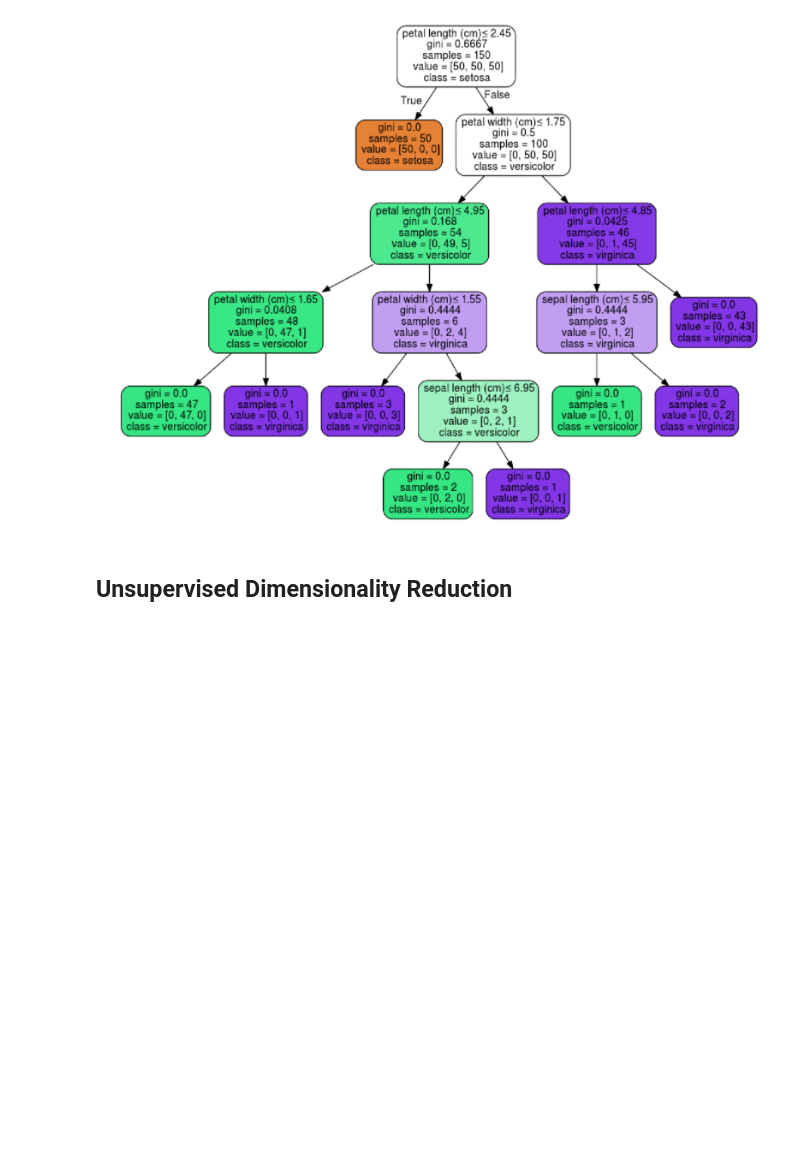
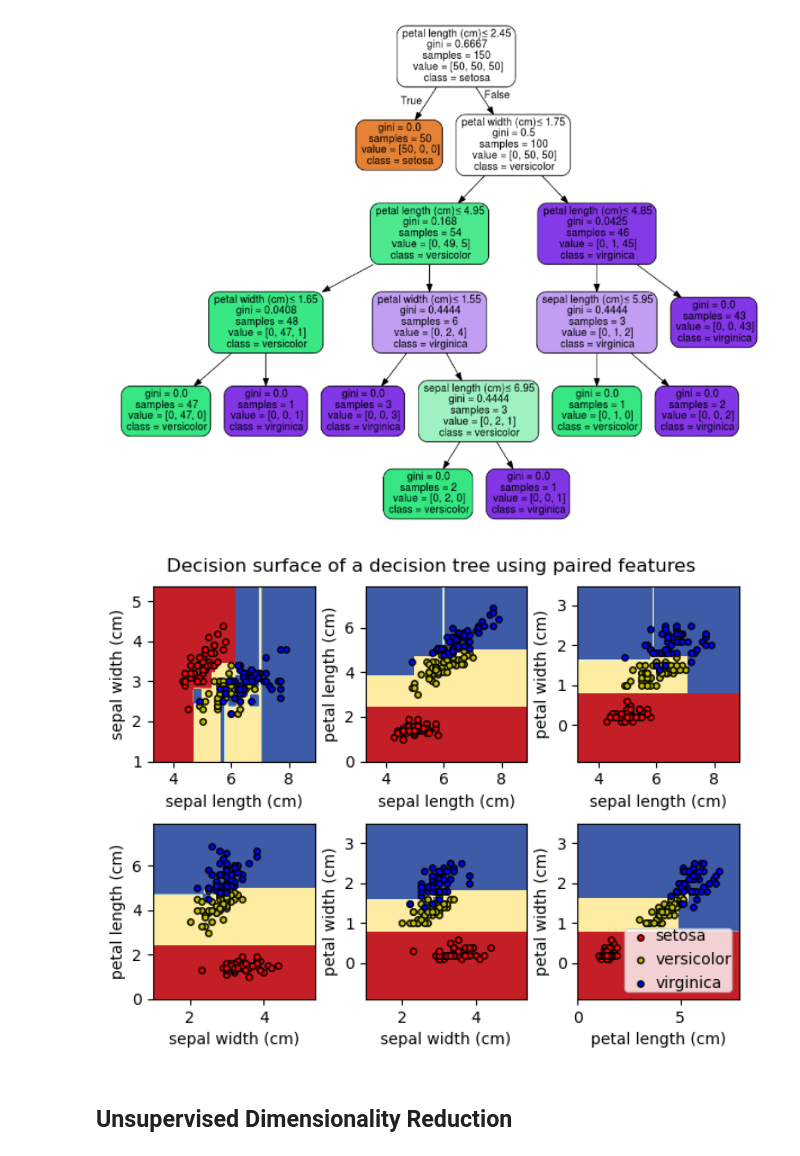
Before and after one commit to Davideee/schleuniger-ml, a Jupyter notebook: MachineLearningCourse.ipynb, the cells around one changed output. Drawn from its saved outputs; the diff is of its cells as text; code cells hidden in the pictures; blank space fills up the shorter version.

```diff
--- a/MachineLearningCourse.ipynb
+++ b/MachineLearningCourse.ipynb
@@ -147,6 +147,11 @@ from IPython.display import Image
 Image(filename='Tree.png')
 # %% [output]
 [figure]
+# %%
+from IPython.display import Image
+Image(filename='IrisDTClassification.png')
+# %% [output]
+[figure, added]
 # %% [markdown]
 ## Unsupervised Dimensionality Reduction
 # %%
```
Also changed, not shown: parts of 6 cells of this notebook, 1 other file.
